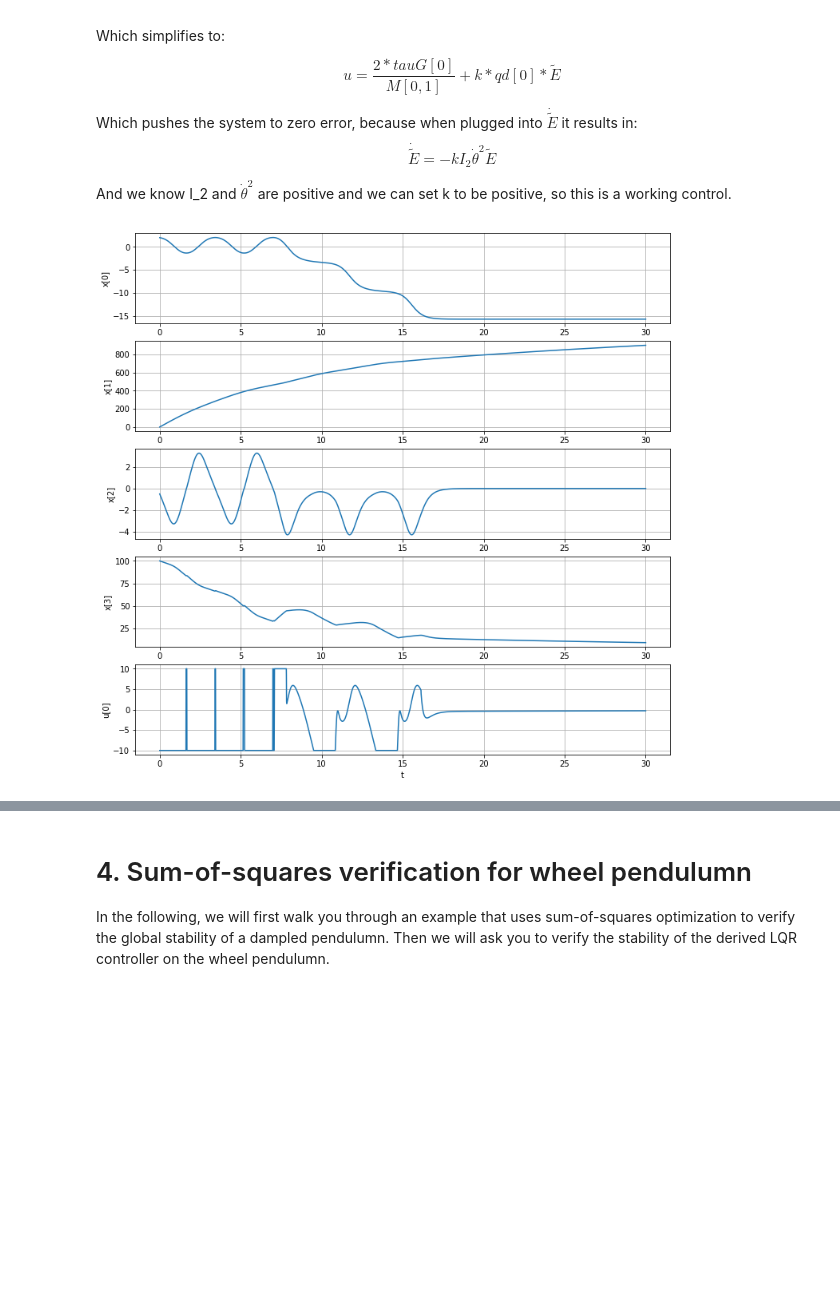
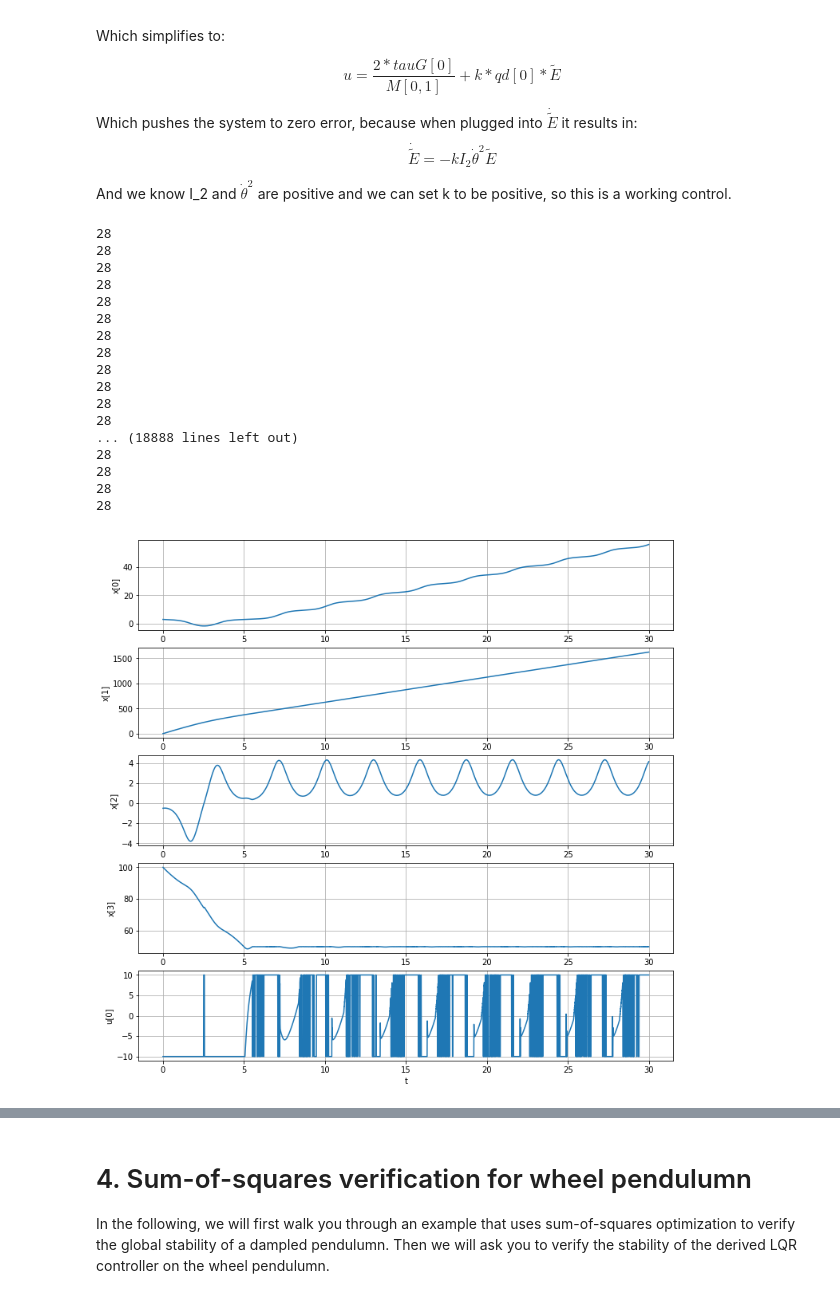
Before and after one commit to nouyang/Underactuated-Final-Proj, a Jupyter notebook: Simulation/set_3_nonAuto.ipynb, the cells around one changed output, grey strips where cells are left out. Saved outputs shown, nothing was run; the diff lists cells and outputs as text; code cells hidden in the pictures; blank space fills up the shorter version.

```diff
--- a/Simulation/set_3_nonAuto.ipynb
+++ b/Simulation/set_3_nonAuto.ipynb
@@ -1050,6 +1048,7 @@ def combined_controller(x):
     calculated region of attraction.
     '''
     global rho
+    print(rho)
     u = np.array([0.])
     #print rho
     #print calcV(x)
@@ -1059,35 +1058,52 @@ def combined_controller(x):
         #print "in lqr!"
         u[0] = lqr_controller(x)
     else:
         u[0] = swingup_controller(x)
 
     return u
 
 # Simulate!
-x0 = [2.0, 0.0, -0.5, 100.]
+x0 = [3.0, 0.0, -0.5, 100.]
 #x0 = [0.0, 0.0, 0.0, 0.0]
 duration = 30
 input_log, state_log = RunSimulation(pendulum_plant,
                         combined_controller,
                         x0 = x0,
                         duration = duration)
 
 # Plot traces of the results
 import matplotlib.pyplot as plt
 fig = plt.figure()
 fig.set_size_inches(12,12)
 for i in range(4):
     plt.subplot(5, 1, i+1)
     plt.plot(state_log.sample_times(), state_log.data()[i, :])
     plt.grid(True)
     plt.ylabel("x[%d]" % i)
 plt.subplot(5, 1, 5)
 plt.plot(input_log.sample_times(), input_log.data()[0, :])
 plt.ylabel("u[0]")
 plt.xlabel("t")
 plt.grid(True)
 # %% [output]
+28
+28
+28
+28
+28
+28
+28
+28
+28
+28
+28
+28
+... (18888 lines left out)
+28
+28
+28
+28
-[figure, old version]
+[figure, new version]
 # %%
 from IPython.display import HTML
 from inertial_wheel_pendulum_visualizer import *
```
Also changed, not shown: parts of 2 cells of this notebook, 25 other files.
